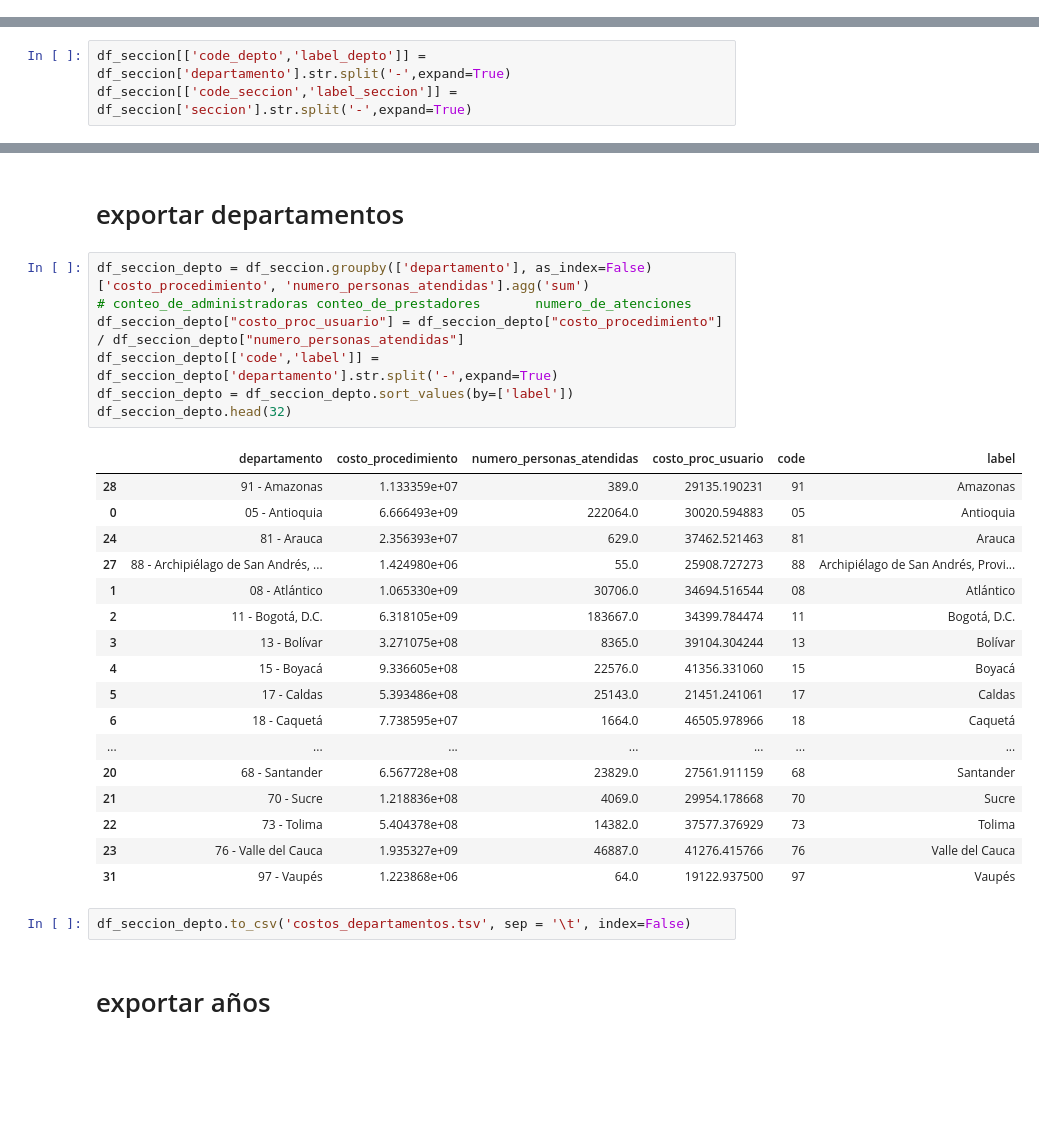
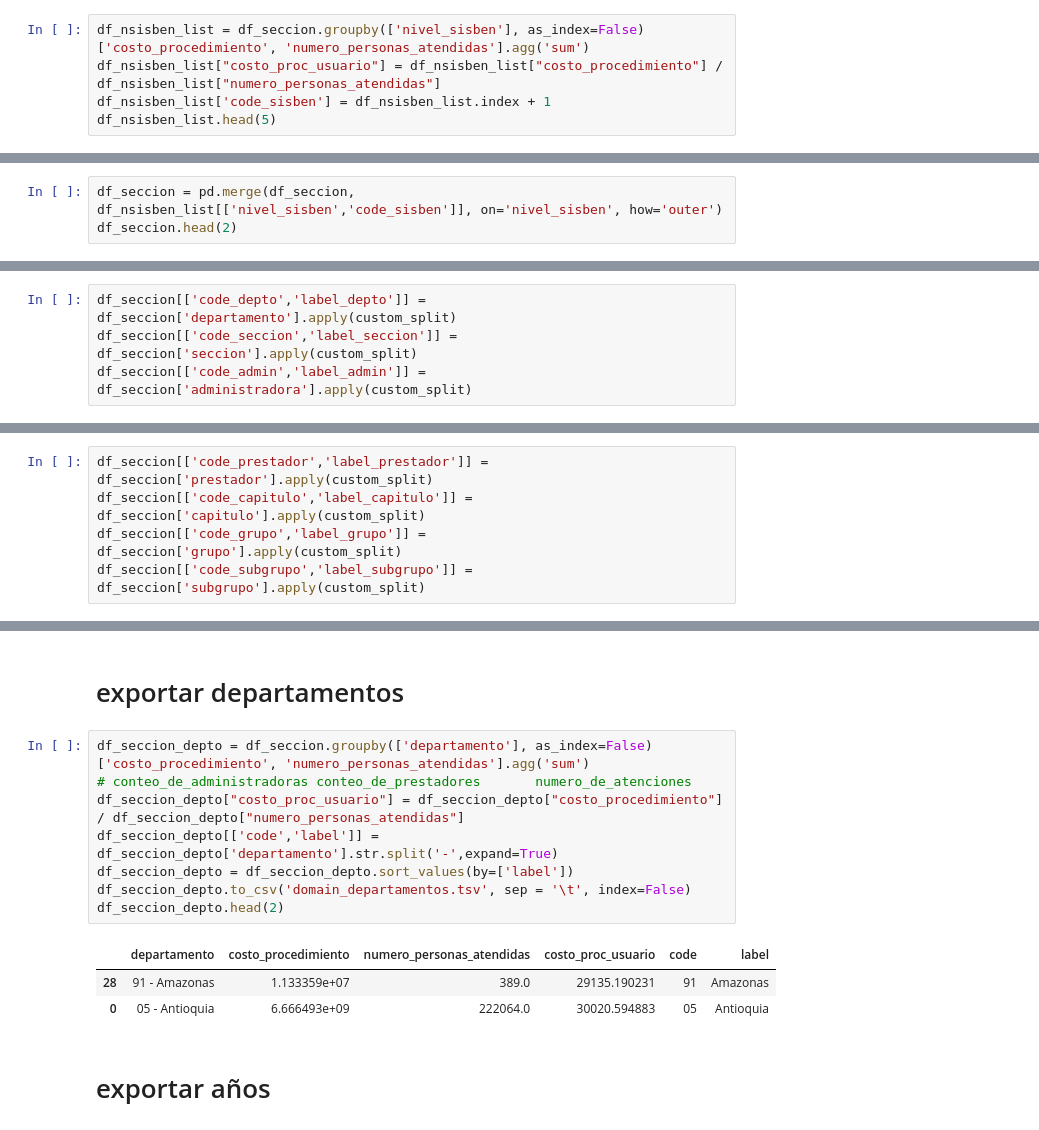
Before and after one commit to dersteppenwolf/isis4822_final_project, a Jupyter notebook: etl/costos_admin_prest_proc.ipynb, the cells around one changed output, grey strips where cells are left out. Saved outputs shown, nothing was run; the diff lists cells and outputs as text; blank space fills up the shorter version.

Commit message:
Generate new .tsv including sisben, regime, procedure chapter / group / subgroup

```diff
--- a/etl/costos_admin_prest_proc.ipynb
+++ b/etl/costos_admin_prest_proc.ipynb
@@ -298,0 +330,5 @@ memory usage: 20.1+ MB
+# %%
+df_nsisben_list = df_seccion.groupby(['nivel_sisben'], as_index=False)['costo_procedimiento', 'numero_personas_atendidas'].agg('sum')
+df_nsisben_list["costo_proc_usuario"] = df_nsisben_list["costo_procedimiento"] / df_nsisben_list["numero_personas_atendidas"]
+df_nsisben_list['code_sisben'] = df_nsisben_list.index + 1
+df_nsisben_list.head(5)
@@ -298,0 +341,3 @@ memory usage: 20.1+ MB
+# %%
+df_seccion = pd.merge(df_seccion, df_nsisben_list[['nivel_sisben','code_sisben']], on='nivel_sisben', how='outer')
+df_seccion.head(2)
@@ -319,5 +377,6 @@ dtype: object
 1    CAFESALUD-Colombia al menos a - b . c - d
 dtype: object
 # %%
-df_seccion[['code_depto','label_depto']] = df_seccion['departamento'].str.split('-',expand=True)
-df_seccion[['code_seccion','label_seccion']] = df_seccion['seccion'].str.split('-',expand=True)
+df_seccion[['code_depto','label_depto']] = df_seccion['departamento'].apply(custom_split)
+df_seccion[['code_seccion','label_seccion']] = df_seccion['seccion'].apply(custom_split)
+df_seccion[['code_admin','label_admin']] = df_seccion['administradora'].apply(custom_split)
@@ -328,3 +383,8 @@ df_seccion[['code_prestador','label_prestador']] = df_seccion['prestador'].apply
+# %%
+df_seccion[['code_prestador','label_prestador']] = df_seccion['prestador'].apply(custom_split)
+df_seccion[['code_capitulo','label_capitulo']] = df_seccion['capitulo'].apply(custom_split)
+df_seccion[['code_grupo','label_grupo']] = df_seccion['grupo'].apply(custom_split)
+df_seccion[['code_subgrupo','label_subgrupo']] = df_seccion['subgrupo'].apply(custom_split)
 # %%
 df_seccion.head(2)
 # %% [output]
@@ -401,30 +499,15 @@ df_seccion_list.to_csv('domain_secciones.tsv', sep = '\t', index=False)
 # %%
 df_seccion_depto = df_seccion.groupby(['departamento'], as_index=False)['costo_procedimiento', 'numero_personas_atendidas'].agg('sum')
 # conteo_de_administradoras	conteo_de_prestadores		numero_de_atenciones
 df_seccion_depto["costo_proc_usuario"] = df_seccion_depto["costo_procedimiento"] / df_seccion_depto["numero_personas_atendidas"]
 df_seccion_depto[['code','label']] = df_seccion_depto['departamento'].str.split('-',expand=True)
 df_seccion_depto = df_seccion_depto.sort_values(by=['label'])
-df_seccion_depto.head(32)
+df_seccion_depto.to_csv('domain_departamentos.tsv', sep = '\t', index=False)
+df_seccion_depto.head(2)
 # %% [output]
 |  | departamento | costo_procedimiento | numero_personas_atendidas | costo_proc_usuario | code | label |
 | 28 | 91 - Amazonas | 1.133359e+07 | 389.0 | 29135.190231 | 91 | Amazonas |
 | 0 | 05 - Antioquia | 6.666493e+09 | 222064.0 | 30020.594883 | 05 | Antioquia |
-| 24 | 81 - Arauca | 2.356393e+07 | 629.0 | 37462.521463 | 81 | Arauca |
-| 27 | 88 - Archipiélago de San Andrés, ... | 1.424980e+06 | 55.0 | 25908.727273 | 88 | Archipiélago de San Andrés, Provi... |
-| 1 | 08 - Atlántico | 1.065330e+09 | 30706.0 | 34694.516544 | 08 | Atlántico |
-| 2 | 11 - Bogotá, D.C. | 6.318105e+09 | 183667.0 | 34399.784474 | 11 | Bogotá, D.C. |
-| 3 | 13 - Bolívar | 3.271075e+08 | 8365.0 | 39104.304244 | 13 | Bolívar |
-| 4 | 15 - Boyacá | 9.336605e+08 | 22576.0 | 41356.331060 | 15 | Boyacá |
-| 5 | 17 - Caldas | 5.393486e+08 | 25143.0 | 21451.241061 | 17 | Caldas |
-| 6 | 18 - Caquetá | 7.738595e+07 | 1664.0 | 46505.978966 | 18 | Caquetá |
-| ... | ... | ... | ... | ... | ... | ... |
-| 20 | 68 - Santander | 6.567728e+08 | 23829.0 | 27561.911159 | 68 | Santander |
-| 21 | 70 - Sucre | 1.218836e+08 | 4069.0 | 29954.178668 | 70 | Sucre |
-| 22 | 73 - Tolima | 5.404378e+08 | 14382.0 | 37577.376929 | 73 | Tolima |
-| 23 | 76 - Valle del Cauca | 1.935327e+09 | 46887.0 | 41276.415766 | 76 | Valle del Cauca |
-| 31 | 97 - Vaupés | 1.223868e+06 | 64.0 | 19122.937500 | 97 | Vaupés |
-# %%
-df_seccion_depto.to_csv('costos_departamentos.tsv', sep = '\t', index=False)
 # %% [markdown]
 # exportar años
 # %%
```
Also changed, not shown: parts of 28 cells of this notebook, 10 other files.
